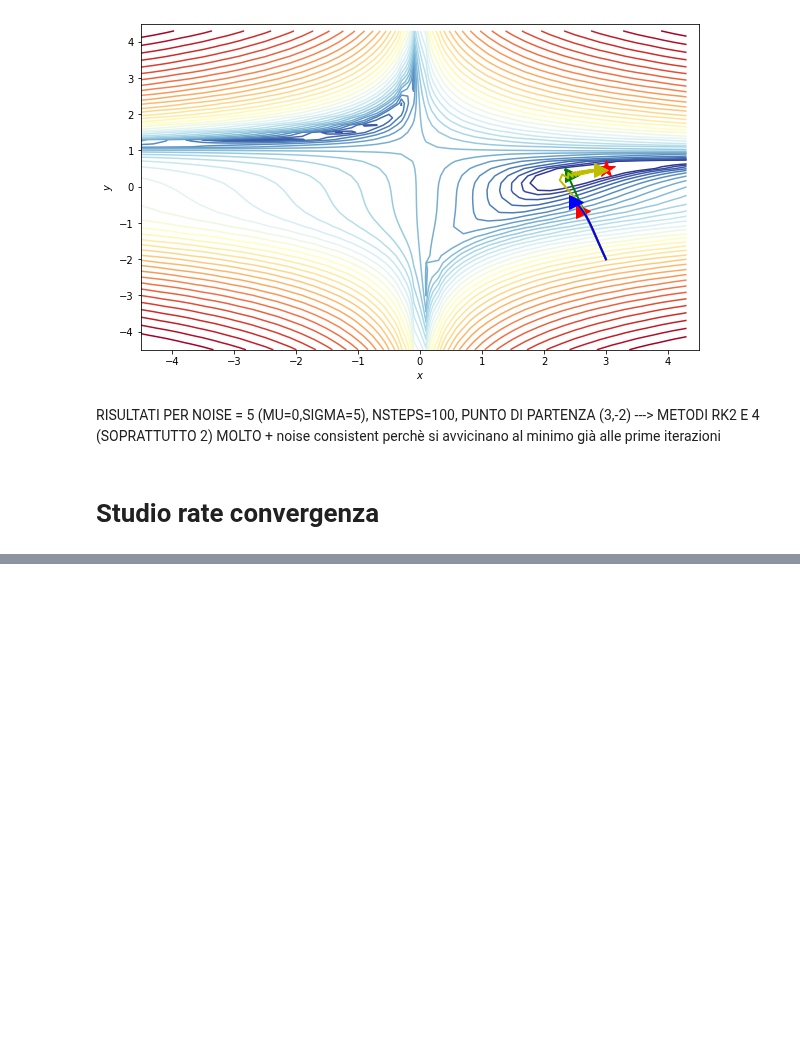
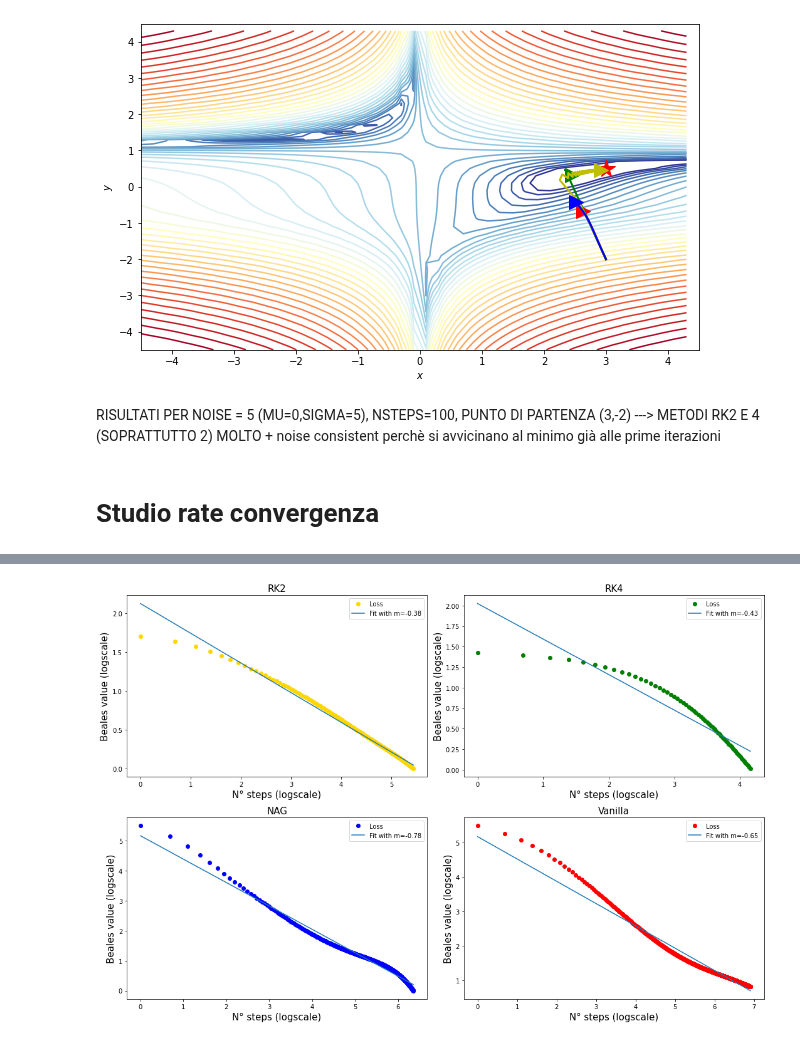
Before and after one commit to SimonePip/FDS, a Jupyter notebook: Final_project/Notebook_brutto.ipynb, the cells around one changed output, grey strips where cells are left out. Drawn from its saved outputs; the diff is of its cells as text; code cells hidden in the pictures; blank space fills up the shorter version.

```diff
--- a/Final_project/Notebook_brutto.ipynb
+++ b/Final_project/Notebook_brutto.ipynb
@@ -454,0 +526,12 @@ plt.show()
+# %%
+#logscale
+logvan=np.log(log_l_history_vanilla)
+lognag=np.log(log_l_history_NAG)
+logrk2=np.log(log_l_history_RK2)
+logrk4=np.log(log_l_history_RK4)
+# %%
+#delete values <0
+logvan=np.delete(logvan,np.where(logvan<0))
+logrk2=np.delete(logrk2,np.where(logrk2<0))
+logrk4=np.delete(logrk4,np.where(logrk4<0))
+lognag=np.delete(lognag,np.where(lognag<0))
@@ -454,0 +566,35 @@ plt.show()
+# %%
+fig, ((ax1, ax2), (ax3, ax4)) = plt.subplots(2,2,figsize=(15,10))
+
+ax1.plot(x1, y1, 'o', color = "gold")
+ax1.plot(x1, m1*x1 + q1)
+ax1.set_title("RK2",fontsize=15)
+ax1.set_xlabel("N° steps (logscale)",fontsize=15)
+ax1.set_ylabel("Beales value (logscale)",fontsize=15)
+ax1.legend(['Loss',('Fit with m={}').format(round(m1,2))],loc=1)
+
+ax2.plot(x2, y2, 'o', color = "green")
+ax2.plot(x2, m2*x2 + q2)
+ax2.set_title("RK4",fontsize=15)
+ax2.set_xlabel("N° steps (logscale)",fontsize=15)
+ax2.set_ylabel("Beales value (logscale)",fontsize=15)
+ax2.legend(['Loss',('Fit with m={}').format(round(m2,2))],loc=1)
+
+ax3.plot(x3, y3, 'o', color = "blue")
+ax3.plot(x3, m3*x3 + q3)
+ax3.set_title("NAG",fontsize=15)
+ax3.set_xlabel("N° steps (logscale)",fontsize=15)
+ax3.set_ylabel("Beales value (logscale)",fontsize=15)
+ax3.legend(['Loss',('Fit with m={}').format(round(m3,2))],loc=1)
+
+ax4.plot(x4, y4, 'o', color = "red")
+ax4.plot(x4, m4*x4 + q4)
+ax4.set_title("Vanilla",fontsize=15)
+ax4.set_xlabel("N° steps (logscale)",fontsize=15)
+ax4.set_ylabel("Beales value (logscale)",fontsize=15)
+ax4.legend(['Loss',('Fit with m={}').format(round(m4,2))],loc=1)
+
+fig.tight_layout()
+plt.show()
+# %% [output]
+[figure, added]
```
Also changed, not shown: parts of 20 cells of this notebook.
